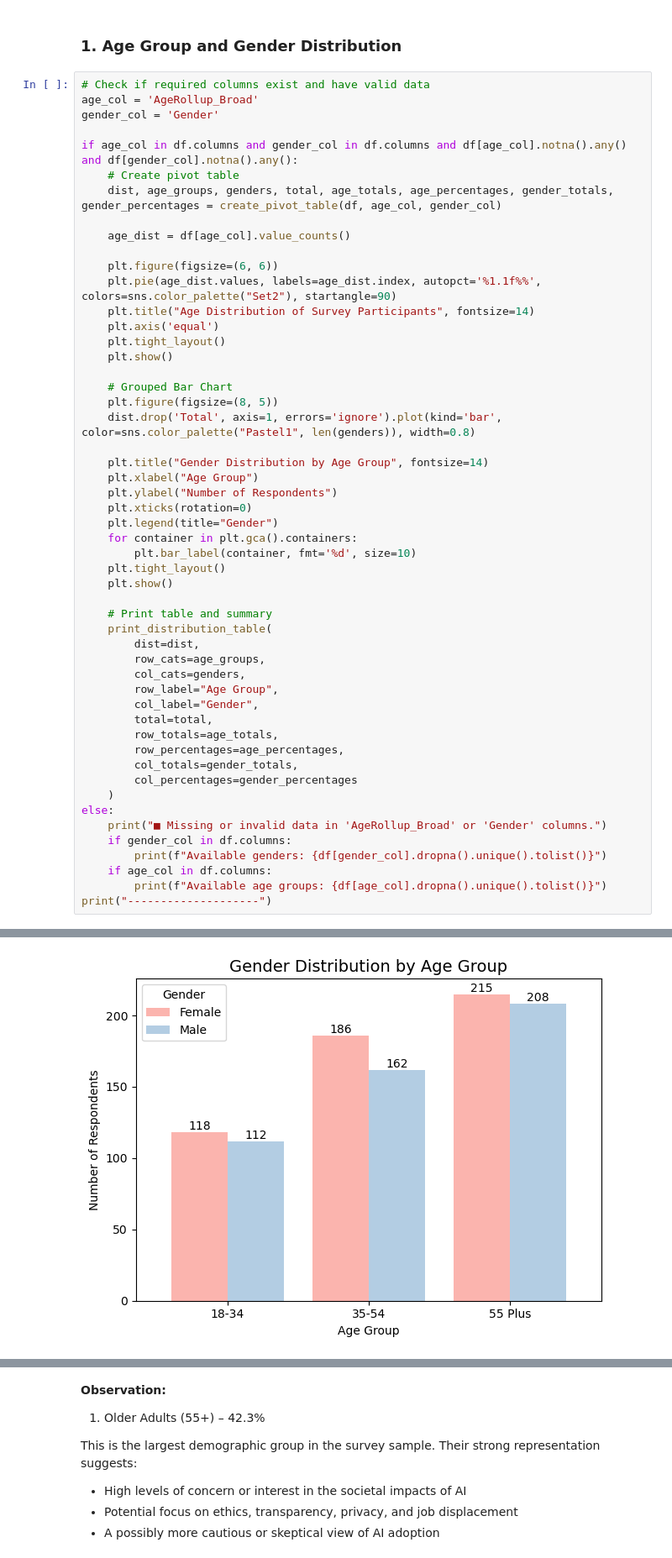
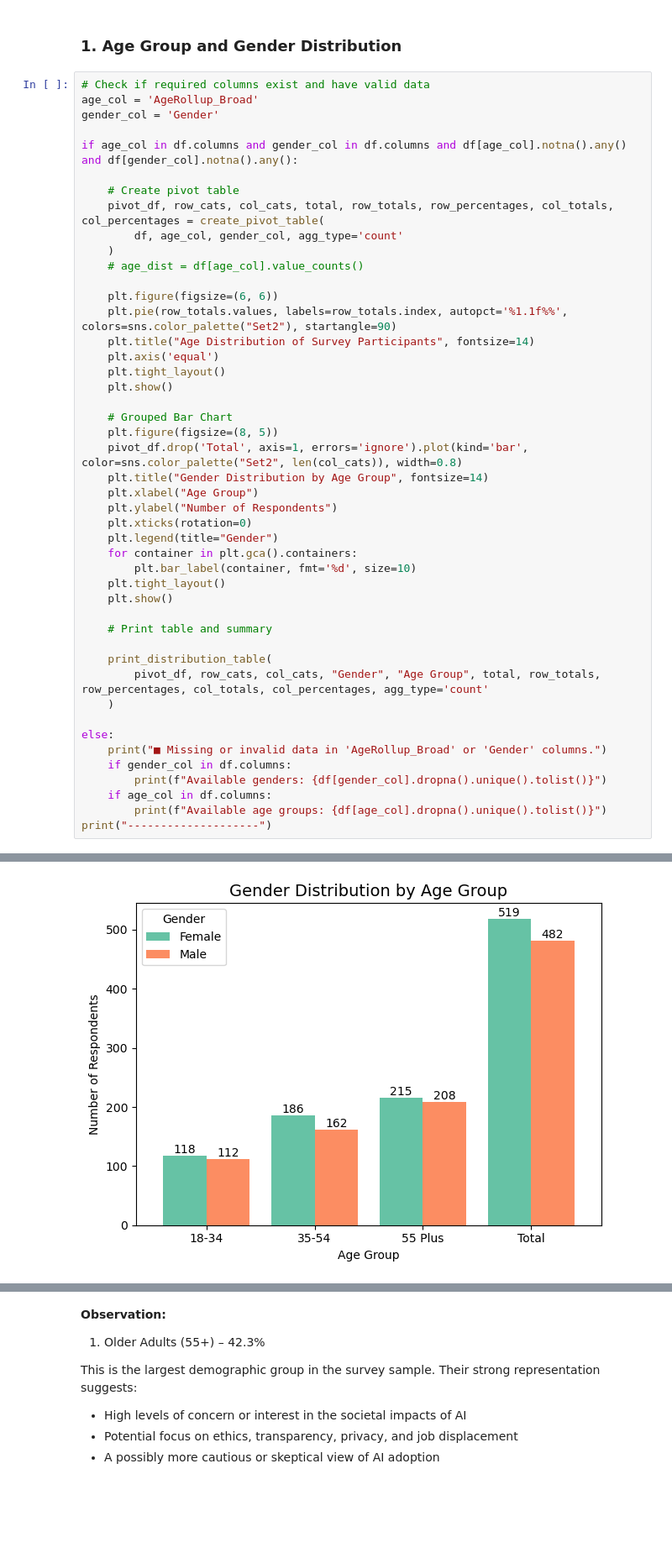
Before and after one commit to maidinh2409/Hackathon3_Group, a Jupyter notebook: Final_Data_Analysis_Hackathon_3.ipynb, the cells around one changed output, grey strips where cells are left out. Shown at 84% size. Drawn from its saved outputs; the diff is of its cells as text; blank space fills up the shorter version.

```diff
--- a/Final_Data_Analysis_Hackathon_3.ipynb
+++ b/Final_Data_Analysis_Hackathon_3.ipynb
@@ -359,13 +405,15 @@ age_col = 'AgeRollup_Broad'
 gender_col = 'Gender'
 
 if age_col in df.columns and gender_col in df.columns and df[age_col].notna().any() and df[gender_col].notna().any():
+
     # Create pivot table
-    dist, age_groups, genders, total, age_totals, age_percentages, gender_totals, gender_percentages = create_pivot_table(df, age_col, gender_col)
-
-    age_dist = df[age_col].value_counts()
+    pivot_df, row_cats, col_cats, total, row_totals, row_percentages, col_totals, col_percentages = create_pivot_table(
+        df, age_col, gender_col, agg_type='count'
+    )
+    # age_dist = df[age_col].value_counts()
 
     plt.figure(figsize=(6, 6))
-    plt.pie(age_dist.values, labels=age_dist.index, autopct='%1.1f%%', colors=sns.color_palette("Set2"), startangle=90)
+    plt.pie(row_totals.values, labels=row_totals.index, autopct='%1.1f%%', colors=sns.color_palette("Set2"), startangle=90)
     plt.title("Age Distribution of Survey Participants", fontsize=14)
     plt.axis('equal')
     plt.tight_layout()
@@ -373,8 +421,7 @@ if age_col in df.columns and gender_col in df.columns and df[age_col].notna().an
 
     # Grouped Bar Chart
     plt.figure(figsize=(8, 5))
-    dist.drop('Total', axis=1, errors='ignore').plot(kind='bar', color=sns.color_palette("Pastel1", len(genders)), width=0.8)
-
+    pivot_df.drop('Total', axis=1, errors='ignore').plot(kind='bar', color=sns.color_palette("Set2", len(col_cats)), width=0.8)
     plt.title("Gender Distribution by Age Group", fontsize=14)
     plt.xlabel("Age Group")
     plt.ylabel("Number of Respondents")
@@ -386,18 +433,11 @@ if age_col in df.columns and gender_col in df.columns and df[age_col].notna().an
     plt.show()
 
     # Print table and summary
+
     print_distribution_table(
-        dist=dist,
-        row_cats=age_groups,
-        col_cats=genders,
-        row_label="Age Group",
-        col_label="Gender",
-        total=total,
-        row_totals=age_totals,
-        row_percentages=age_percentages,
-        col_totals=gender_totals,
-        col_percentages=gender_percentages
+        pivot_df, row_cats, col_cats, "Gender", "Age Group", total, row_totals, row_percentages, col_totals, col_percentages, agg_type='count'
     )
+
 else:
     print("■ Missing or invalid data in 'AgeRollup_Broad' or 'Gender' columns.")
     if gender_col in df.columns:
@@ -410,2 +450,2 @@ print("--------------------")
 <Figure size 800x500 with 0 Axes>
-[figure, old version]
+[figure, new version]
```
Also changed, not shown: parts of 17 cells of this notebook, 1 other file.
